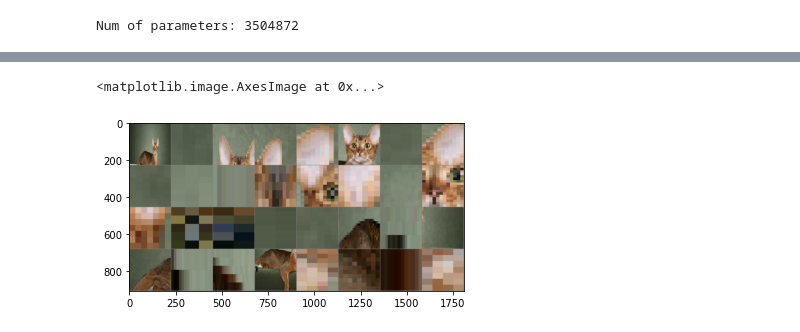
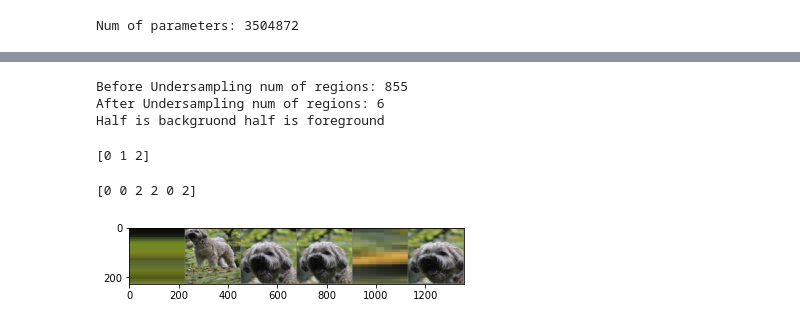
Before and after one commit to hslrock/ObjectDetection_, a Jupyter notebook: 1_RCNN.ipynb, the cells around one changed output, grey strips where cells are left out. Drawn from its saved outputs; the diff is of its cells as text; code cells hidden in the pictures.

```diff
--- a/1_RCNN.ipynb
+++ b/1_RCNN.ipynb
@@ -76,4 +102,4 @@ misc.disp_batch(one_batch,True)
 # %%
-img_lbl, regions = ssearch.selective_search(train_ds[0][0].numpy().transpose(1,2,0), scale=224, sigma=0.9, min_size=20)
-len(regions)
+img_lbl, regions = ssearch.selective_search(train_ds[0][0].numpy().transpose(1,2,0), scale=100, sigma=0.8, min_size=20)
+print(f"Possibled Regions:{len(regions)}")
 # %% [output]
@@ -144,6 +177,63 @@ from torchvision.utils import make_grid
+# %%
+import random
+while True:
+    idx=random.randint(0,len(train_ds)-1)
+    data=train_ds[idx][0]
+    img_lbl, regions = ssearch.selective_search(data.numpy().transpose(1,2,0), scale=100, sigma=0.8, min_size=20)
+    regions=create_label(regions,train_ds[0][1])
+    pre_length=len(regions)
+    regions=balance_df(regions)
+    post_length=(len(regions))
+    if pre_length !=post_length:
+        break
+print(f'Before Undersampling num of regions: {pre_length}')
+
+print(f'After Undersampling num of regions: {post_length}')
+
+print('Half is backgruond half is foreground')
+# %% [output]
+Before Undersampling num of regions: 855
+After Undersampling num of regions: 6
+Half is backgruond half is foreground
+# %%
+#We create another dataset class to be used in training which stores the proposed region dataset
+class Sub_region(Dataset):
+    def __init__(self, df,img):
+        self.src_img=img
+        self.df=df
+        self.resize=nn.Upsample((224,224))
+    def __len__(self):
+        return len(self.df)
+    def __getitem__(self, idx):
+        label=self.df.iloc[idx]['labels']
+        rect=self.df.iloc[idx]['rect']
+        x1=rect[0]
+        y1=rect[1]
+        x2=rect[2]+x1+1
+        y2=rect[3]+y1+1
+        img=self.resize(self.src_img[:,y1:y2,x1:x2].unsqueeze(0))
+        return img.squeeze(0),label
+region_ds=Sub_region(regions,train_ds[0][0])
+regions_dl =torch.utils.data.DataLoader(region_ds, batch_size=16,shuffle=True)
+# %%
+# [-1: background 0: cat, 1: dog]
+
+le = preprocessing.LabelEncoder()
+le.fit([-1,0,1])
+
+actual_label=le.transform([-1,0,1])
+print(actual_label)
+# %% [output]
+[0 1 2]
 # %%
-grid = make_grid(canvas, nrow=8)
-plt.imshow(grid.permute(1, 2, 0)*0.5+0.5)
+
+
+for batch_idx,(img,label) in enumerate(regions_dl):
+    plt.figure()
+    actual_label=le.transform(label)
+    print(actual_label)
+    grid = make_grid(img, nrow=16)
+    plt.imshow(grid.permute(1, 2, 0)*0.5+0.5)
 # %% [output]
-<matplotlib.image.AxesImage at 0x...>
+[0 0 2 2 0 2]
-[figure, old version]
+[figure, new version]
```
Also changed, not shown: parts of 23 cells of this notebook, 1 other file.
